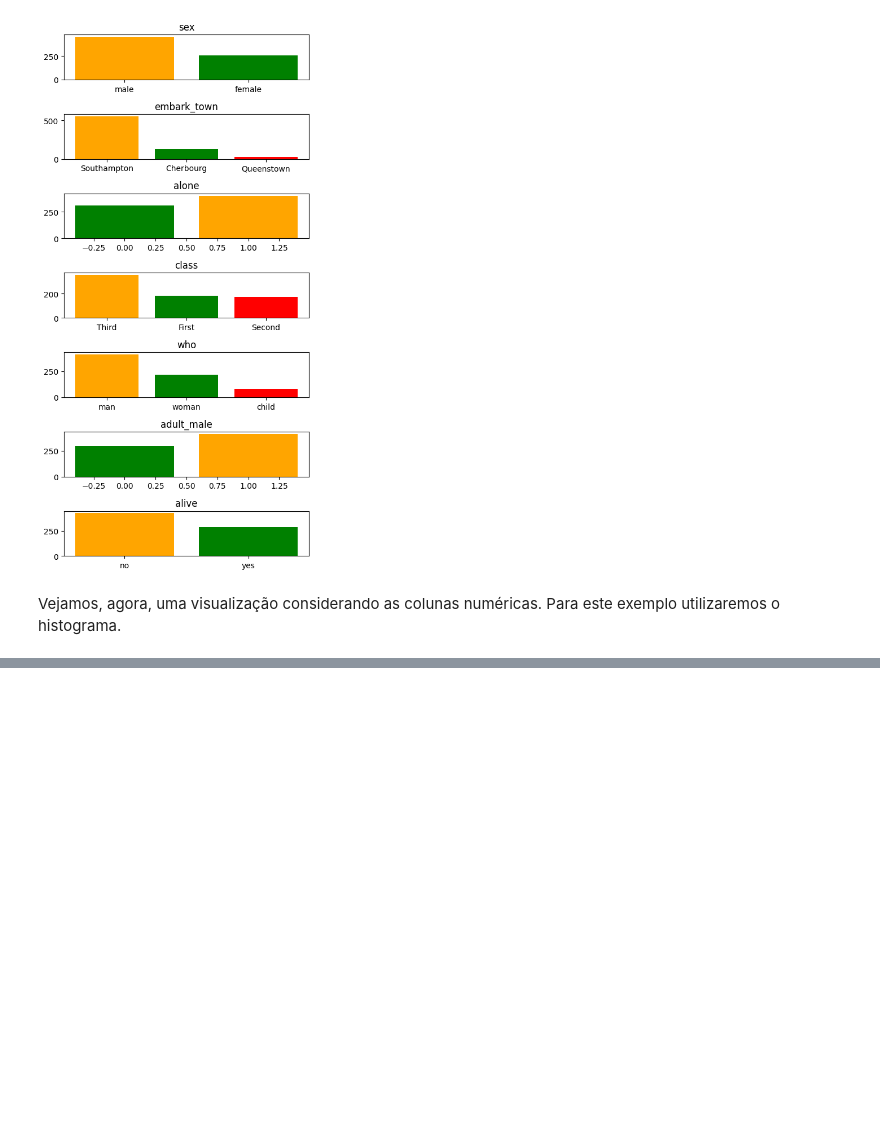
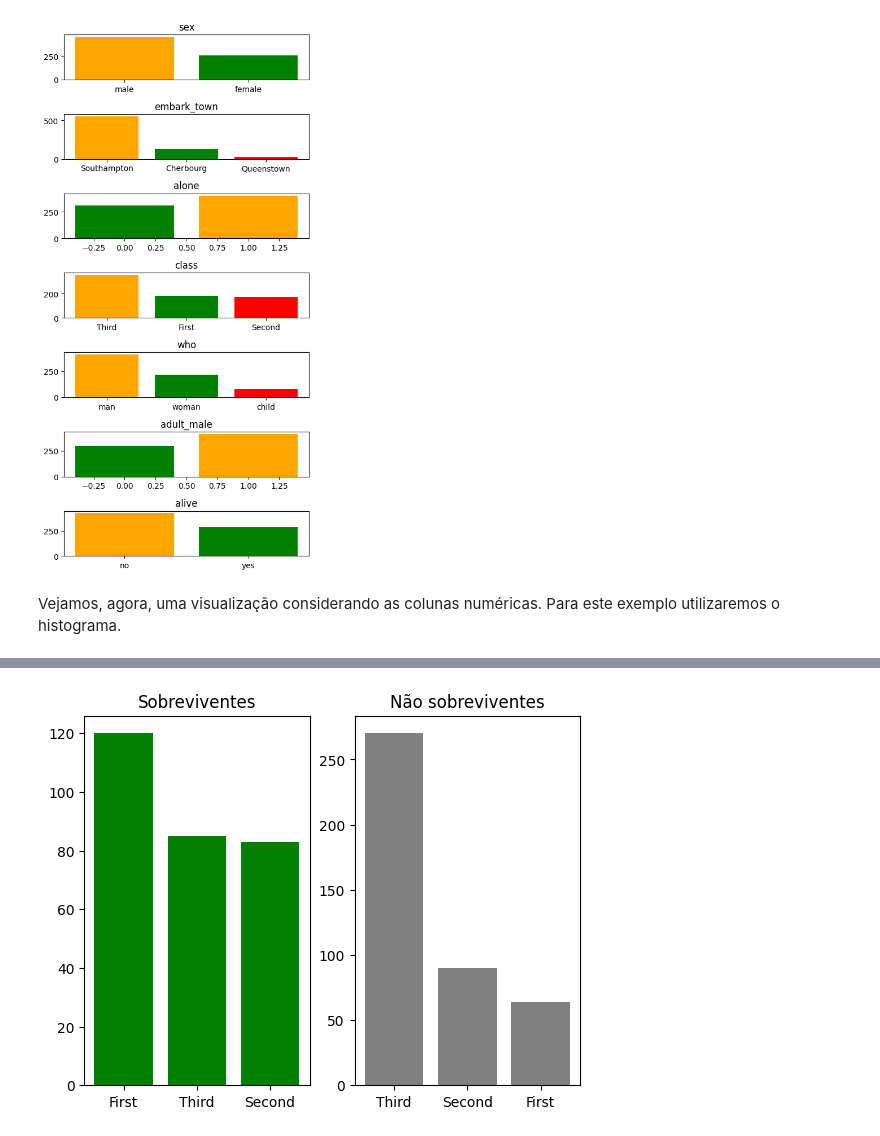
Before and after one commit to ifribeiro/aula_pandas, a Jupyter notebook: introducao_pandas.ipynb, the cells around one changed output, grey strips where cells are left out. Cells and saved outputs as stored; diff of their text form; code cells hidden in the pictures; blank space fills up the shorter version.

```diff
--- a/introducao_pandas.ipynb
+++ b/introducao_pandas.ipynb
@@ -296,0 +362,10 @@ A figura anterior mostra apenas uma visualização geral das colunas da tabela.
+# %%
+classe_s = sobreviventes['class'].value_counts()
+classe_ns = nao_sobreviventes['class'].value_counts()
+fig, ax = plt.subplots(ncols=2)
+ax[0].bar(classe_s.index, classe_s.values,color ='green')
+ax[0].set_title("Sobreviventes")
+ax[1].bar(classe_ns.index, classe_ns.values, color ='grey')
+ax[1].set_title("Não sobreviventes");
+# %% [output]
+[figure, added]
```
Also changed, not shown: parts of 26 cells of this notebook.
